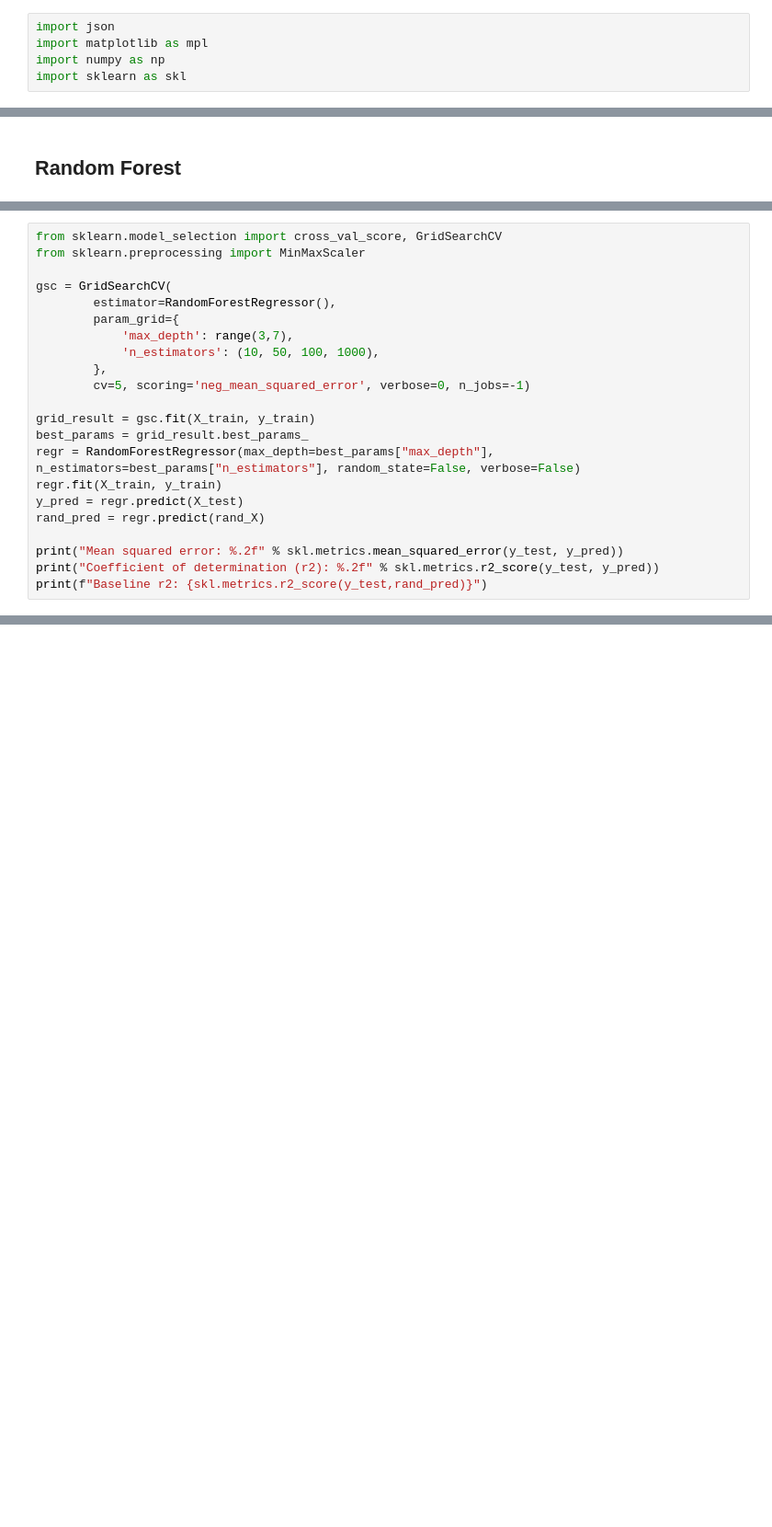
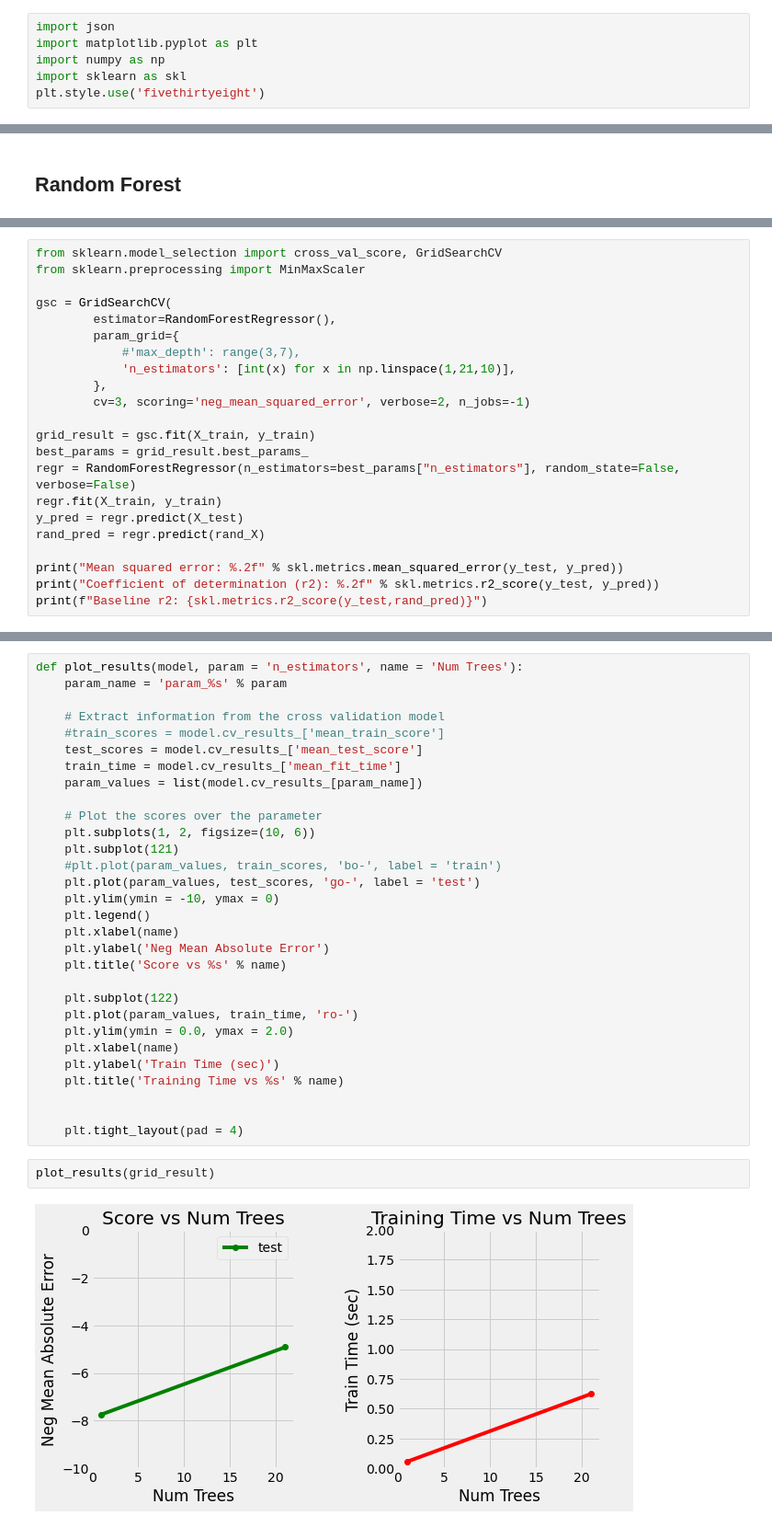
Before and after one commit to elivolunteer/cs302_final, a Jupyter notebook: random_forest.ipynb, the cells around one changed output, grey strips where cells are left out. Shown: that part at 92% size. Drawn from its saved outputs; the diff is of its cells as text; blank space fills up the shorter version.

Commit message:
Updated random_forest grid_search and added plotting functions to help

```diff
--- a/random_forest.ipynb
+++ b/random_forest.ipynb
@@ -1,8 +1,9 @@
 # %%
 import json
-import matplotlib as mpl
+import matplotlib.pyplot as plt
 import numpy as np
 import sklearn as skl
+plt.style.use('fivethirtyeight')
 # %% [markdown]
 ## Read and preprocess data from json
 # %%
@@ -62,14 +63,14 @@ from sklearn.preprocessing import MinMaxScaler
 gsc = GridSearchCV(
         estimator=RandomForestRegressor(),
         param_grid={
-            'max_depth': range(3,7),
-            'n_estimators': (10, 50, 100, 1000),
+            #'max_depth': range(3,7),
+            'n_estimators': [int(x) for x in np.linspace(1,21,10)],
         },
-        cv=5, scoring='neg_mean_squared_error', verbose=0, n_jobs=-1)
+        cv=3, scoring='neg_mean_squared_error', verbose=2, n_jobs=-1)
 
 grid_result = gsc.fit(X_train, y_train)
 best_params = grid_result.best_params_
-regr = RandomForestRegressor(max_depth=best_params["max_depth"], n_estimators=best_params["n_estimators"], random_state=False, verbose=False)
+regr = RandomForestRegressor(n_estimators=best_params["n_estimators"], random_state=False, verbose=False)
 regr.fit(X_train, y_train)
 y_pred = regr.predict(X_test)
 rand_pred = regr.predict(rand_X)
@@ -83,0 +92,34 @@ Baseline r2: -0.4058444825098173
+# %%
+def plot_results(model, param = 'n_estimators', name = 'Num Trees'):
+    param_name = 'param_%s' % param
+
+    # Extract information from the cross validation model
+    #train_scores = model.cv_results_['mean_train_score']
+    test_scores = model.cv_results_['mean_test_score']
+    train_time = model.cv_results_['mean_fit_time']
+    param_values = list(model.cv_results_[param_name])
+
+    # Plot the scores over the parameter
+    plt.subplots(1, 2, figsize=(10, 6))
+    plt.subplot(121)
+    #plt.plot(param_values, train_scores, 'bo-', label = 'train')
+    plt.plot(param_values, test_scores, 'go-', label = 'test')
+    plt.ylim(ymin = -10, ymax = 0)
+    plt.legend()
+    plt.xlabel(name)
+    plt.ylabel('Neg Mean Absolute Error')
+    plt.title('Score vs %s' % name)
+
+    plt.subplot(122)
+    plt.plot(param_values, train_time, 'ro-')
+    plt.ylim(ymin = 0.0, ymax = 2.0)
+    plt.xlabel(name)
+    plt.ylabel('Train Time (sec)')
+    plt.title('Training Time vs %s' % name)
+
+
+    plt.tight_layout(pad = 4)
+# %%
+plot_results(grid_result)
+# %% [output]
+[figure, added]
```
Also changed, not shown: parts of 3 cells of this notebook, 1 other file.
